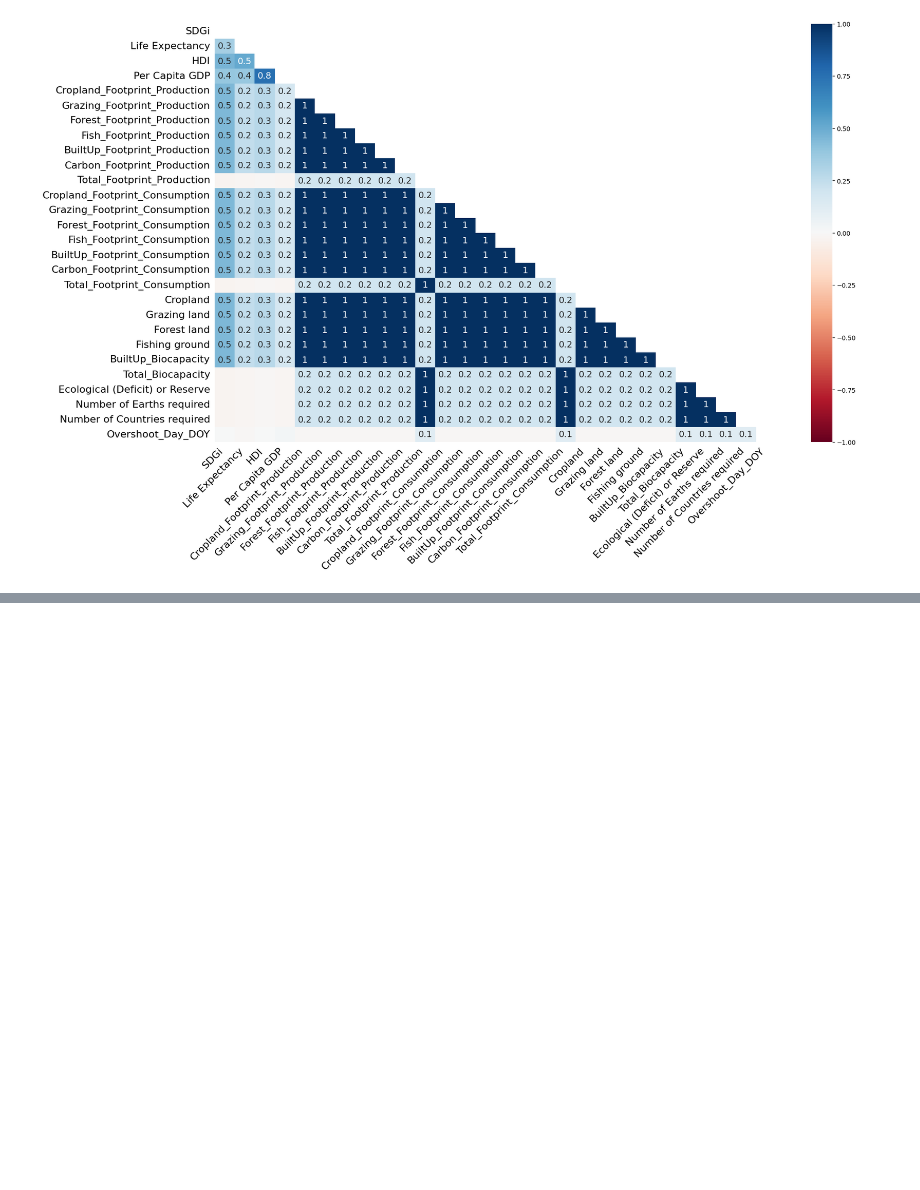
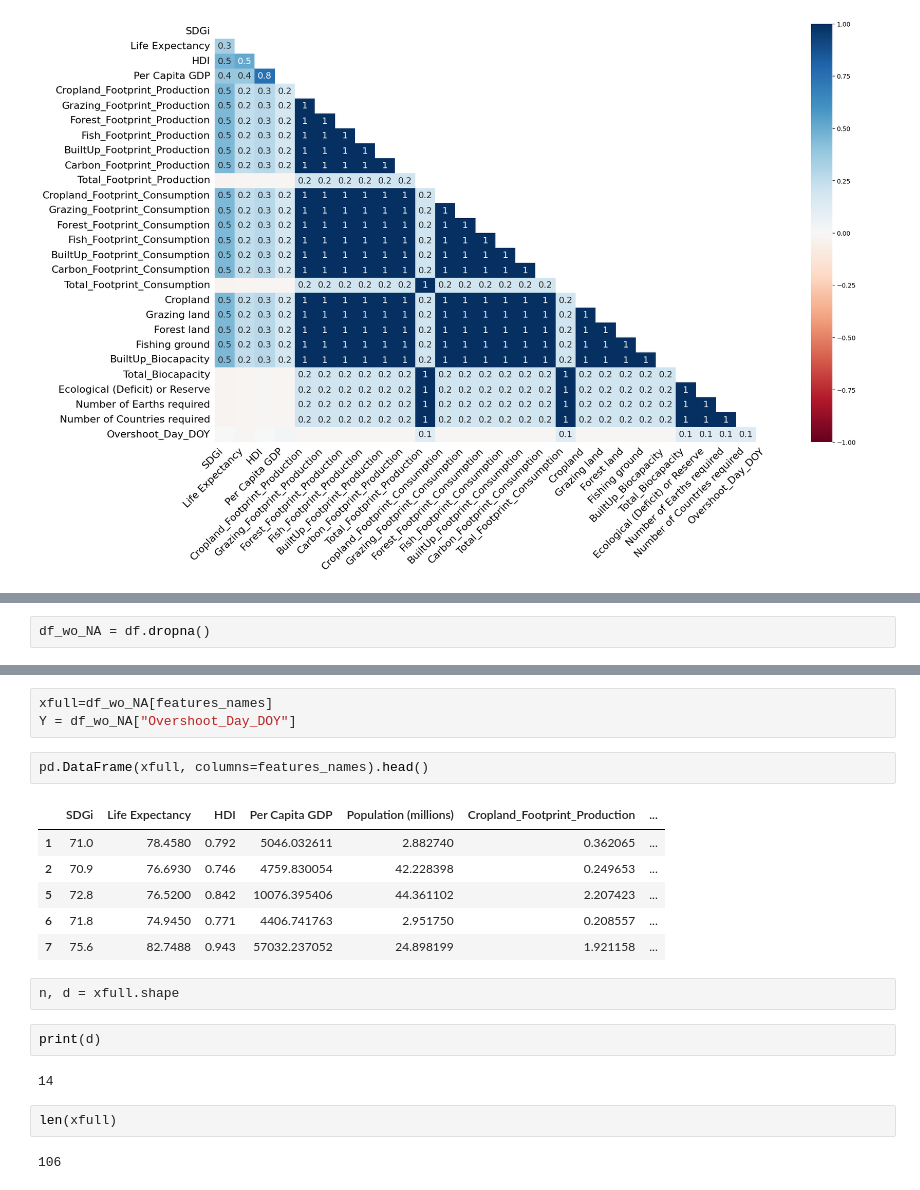
Before and after one commit to anna-cochat/Data_NA_project, a Jupyter notebook: missingno_vis.ipynb, the cells around one changed output, grey strips where cells are left out. Cells and saved outputs as stored; diff of their text form; blank space fills up the shorter version.

```diff
--- a/missingno_vis.ipynb
+++ b/missingno_vis.ipynb
@@ -73,0 +133,2 @@ Globalement: On voit qu'il y a beaucoup de 1 dans notre matrice => beaucoup de d
+# %%
+df_wo_NA = df.dropna()
@@ -73,0 +154,22 @@ Globalement: On voit qu'il y a beaucoup de 1 dans notre matrice => beaucoup de d
+# %%
+xfull=df_wo_NA[features_names]
+Y = df_wo_NA["Overshoot_Day_DOY"]
+# %%
+pd.DataFrame(xfull, columns=features_names).head()
+# %% [output]
+|  | SDGi | Life Expectancy | HDI | Per Capita GDP | Population (millions) | Cropland_Footprint_Production | ... |
+| 1 | 71.0 | 78.4580 | 0.792 | 5046.032611 | 2.882740 | 0.362065 | ... |
+| 2 | 70.9 | 76.6930 | 0.746 | 4759.830054 | 42.228398 | 0.249653 | ... |
+| 5 | 72.8 | 76.5200 | 0.842 | 10076.395406 | 44.361102 | 2.207423 | ... |
+| 6 | 71.8 | 74.9450 | 0.771 | 4406.741763 | 2.951750 | 0.208557 | ... |
+| 7 | 75.6 | 82.7488 | 0.943 | 57032.237052 | 24.898199 | 1.921158 | ... |
+# %%
+n, d = xfull.shape
+# %%
+print(d)
+# %% [output]
+14
+# %%
+len(xfull)
+# %% [output]
+106
```
Also changed, not shown: parts of 19 cells of this notebook.
